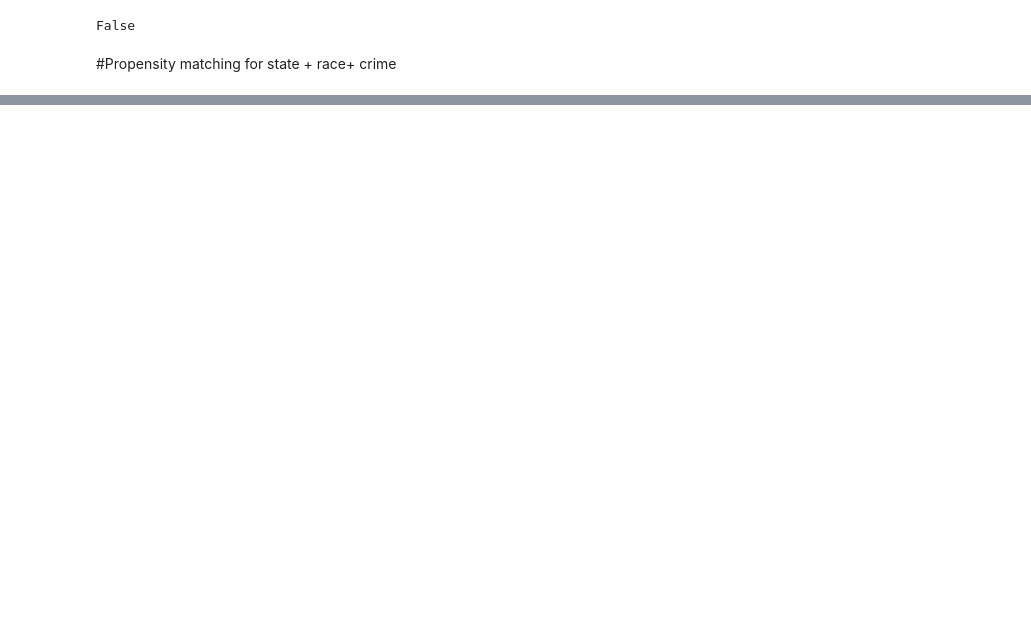
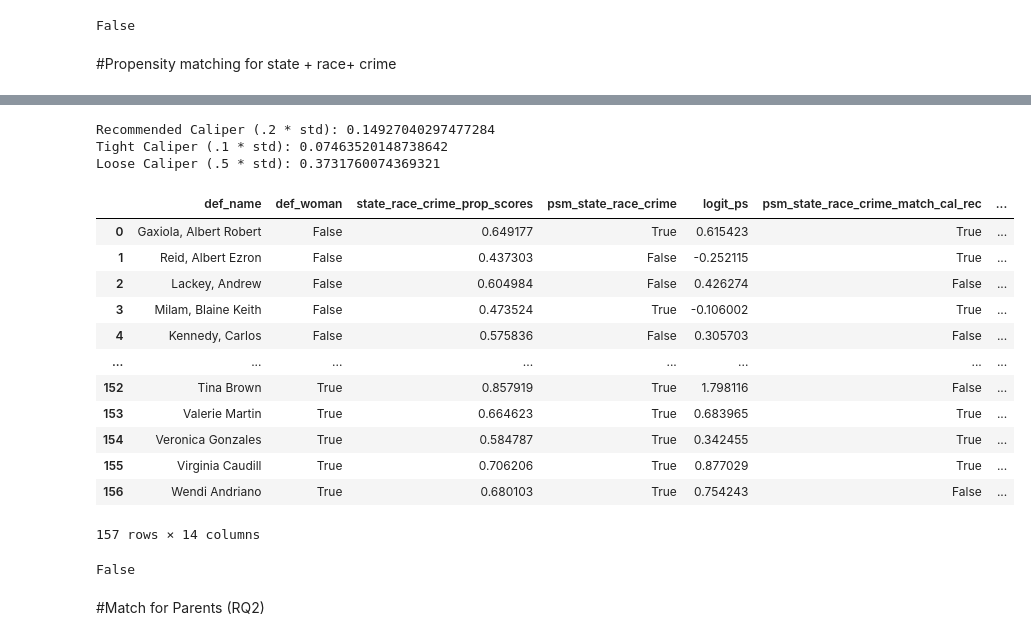
Before and after one commit to camille2019/Women-Capital-Trial-Analysis, a Jupyter notebook: propensity_matching_psm.ipynb, the cells around one changed output, grey strips where cells are left out. Cells and saved outputs as stored; diff of their text form; code cells hidden in the pictures; blank space fills up the shorter version.

```diff
--- a/propensity_matching_psm.ipynb
+++ b/propensity_matching_psm.ipynb
@@ -46,7 +49,7 @@ ohe_meta = pd.read_csv('/content/updated_full_metadata_ohe.csv')
 # %%
 ohe_meta
 
-ohe_meta = ohe_meta.drop('Unnamed: 0', axis=1)
+ohe_meta = ohe_meta.drop(['Unnamed: 0', 'Unnamed: 0.1'], axis=1)
 # %%
 ohe_meta.columns
 # %% [output]
@@ -265,3 +278,5 @@ False
 crime_only_prop.to_csv('crime_matched_group_options.csv')
 # %% [markdown]
 #Propensity matching for state + race+ crime
+# %%
+state_race_crime_props = add_propensity(state_race_crime_cols, 'gender_woman', ohe_meta, df, 'state_race_crime')
@@ -267,0 +299,44 @@ crime_only_prop.to_csv('crime_matched_group_options.csv')
+# %%
+find_caliper(state_race_crime_props, 'state_race_crime_prop_scores')
+# %% [output]
+Recommended Caliper (.2 * std): 0.14927040297477284
+Tight Caliper (.1 * std): 0.07463520148738642
+Loose Caliper (.5 * std): 0.3731760074369321
+# %%
+
+state_race_crime_props = add_propensity(crime_cols, 'gender_woman',  ohe_meta, state_race_crime_props, 'state_race_crime_match_cal_rec', cal=0.14927040297477284, add_score_col=False , m ='propensity_score')
+state_race_crime_props = add_propensity(crime_cols, 'gender_woman', ohe_meta, state_race_crime_props, 'state_race_crime_match_cal_tight', cal=0.07463520148738642, add_score_col=False,  m ='propensity_score')
+state_race_crime_props = add_propensity(crime_cols, 'gender_woman', ohe_meta, state_race_crime_props, 'state_race_crime_match_cal_loose', cal=0.3731760074369321, add_score_col=False,  m ='propensity_score')
+
+state_race_crime_props = add_propensity(crime_cols, 'gender_woman', ohe_meta, state_race_crime_props, 'state_race_crime_match_cal_rec_replacement', cal=0.07463520148738642, add_score_col=False, rep = True,  m ='propensity_score')
+state_race_crime_props = add_propensity(crime_cols, 'gender_woman', ohe_meta, state_race_crime_props, 'state_race_crime_match_cal_loose_replacement', cal=0.3731760074369321, add_score_col=False, rep= True,  m ='propensity_score')
+state_race_crime_props = add_propensity(crime_cols, 'gender_woman', ohe_meta, state_race_crime_props, 'state_race_crime_match_cal_loose_replacement', cal=0.14927040297477284, add_score_col=False, rep = True,  m ='propensity_score')
+
+state_race_crime_props = add_propensity(crime_cols, 'gender_woman', ohe_meta, state_race_crime_props, 'state_race_crime_match_cal_tight_replacement', cal=0.07463520148738642, add_score_col=False, rep = True,  m ='propensity_score')
+state_race_crime_props = add_propensity(crime_cols, 'gender_woman', ohe_meta, state_race_crime_props, 'state_race_crime_match_cal_loose_replacement', cal=0.3731760074369321, add_score_col=False, rep= True,  m ='propensity_score')
+state_race_crime_props = add_propensity(crime_cols, 'gender_woman', ohe_meta, state_race_crime_props, 'state_race_crime_match_cal_rec_replacement', cal=0.14927040297477284, add_score_col=False, rep = True,  m ='propensity_score')
+# %%
+state_race_crime_props = add_propensity(crime_cols, 'gender_woman', ohe_meta, state_race_crime_props, 'state_race_crime_match_cal_tight_hm2', cal=0.07463520148738642, add_score_col=False, h_m=2 ,m ='propensity_score')
+state_race_crime_props = add_propensity(crime_cols, 'gender_woman', ohe_meta, state_race_crime_props, 'state_race_crime_match_cal_loose_hm2', cal=0.3731760074369321, add_score_col=False,  h_m=2 ,  m ='propensity_score')
+state_race_crime_props = add_propensity(crime_cols, 'gender_woman', ohe_meta, state_race_crime_props, 'state_race_crime_match_cal_rec_hm2', cal=0.14927040297477284, add_score_col=False,  h_m=2 ,  m ='propensity_score')
+# %%
+state_race_crime_props
+# %% [output]
+|  | def_name | def_woman | state_race_crime_prop_scores | psm_state_race_crime | logit_ps | psm_state_race_crime_match_cal_rec | ... |
+| 0 | Gaxiola, Albert Robert | False | 0.649177 | True | 0.615423 | True | ... |
+| 1 | Reid, Albert Ezron | False | 0.437303 | False | -0.252115 | True | ... |
+| 2 | Lackey, Andrew | False | 0.604984 | False | 0.426274 | False | ... |
+| 3 | Milam, Blaine Keith | False | 0.473524 | True | -0.106002 | True | ... |
+| 4 | Kennedy, Carlos | False | 0.575836 | False | 0.305703 | False | ... |
+| ... | ... | ... | ... | ... | ... | ... | ... |
+| 152 | Tina Brown | True | 0.857919 | True | 1.798116 | False | ... |
+| 153 | Valerie Martin | True | 0.664623 | True | 0.683965 | True | ... |
+| 154 | Veronica Gonzales | True | 0.584787 | True | 0.342455 | True | ... |
+| 155 | Virginia Caudill | True | 0.706206 | True | 0.877029 | True | ... |
+| 156 | Wendi Andriano | True | 0.680103 | True | 0.754243 | False | ... |
+157 rows × 14 columns
+# %%
+#check_calipers_same_match(updated_df, match_version1, match_version2)#
+check_calipers_same_match(state_race_crime_props,'psm_state_race_crime_match_cal_rec','psm_state_race_crime_match_cal_loose' )
+# %% [output]
+False
@@ -267,0 +345,2 @@ crime_only_prop.to_csv('crime_matched_group_options.csv')
+# %% [markdown]
+#Match for Parents (RQ2)
```
Also changed, not shown: parts of 56 cells of this notebook.
